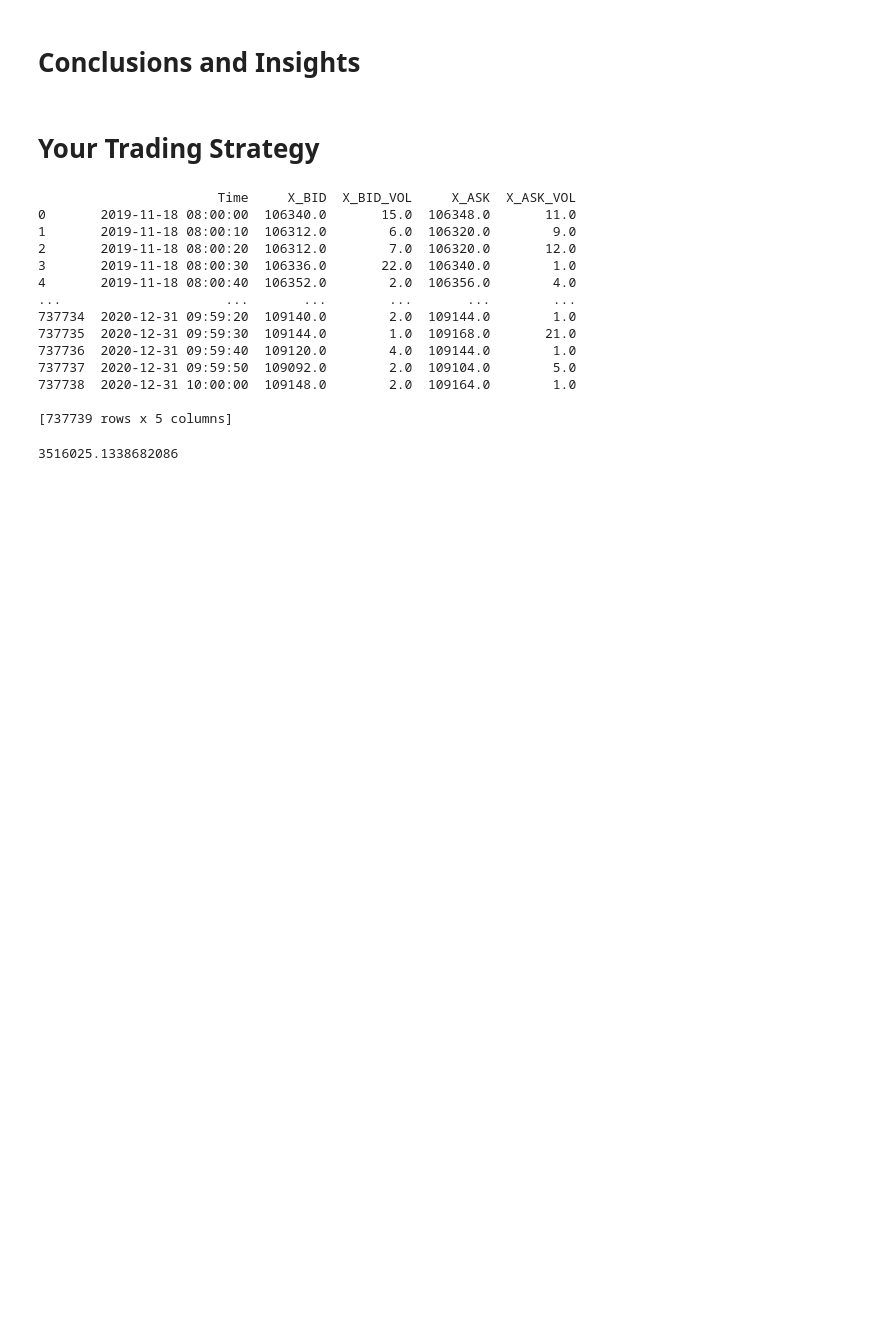
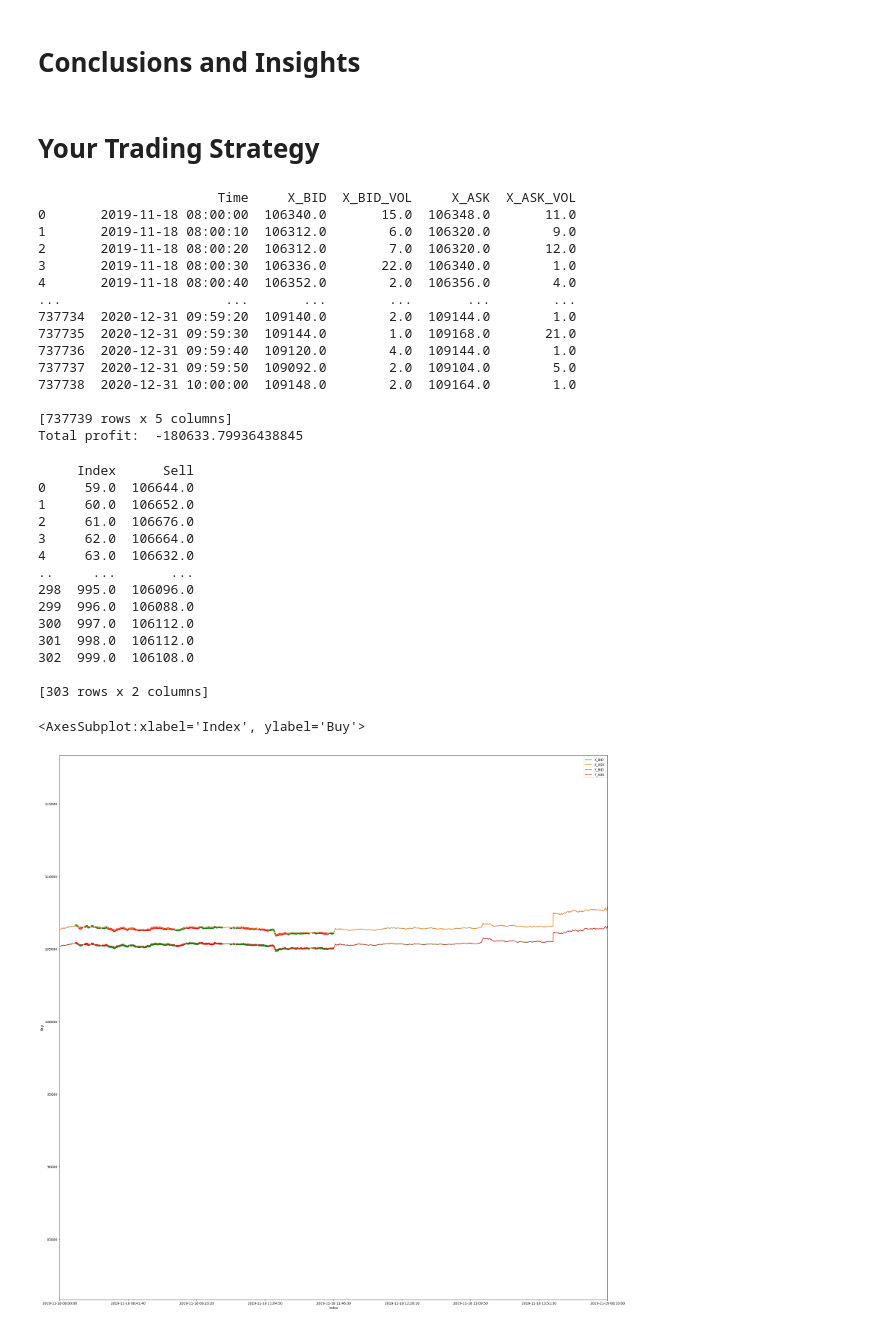
Before and after one commit to BillYJT/quantlab, a Jupyter notebook: PairsTradingProject.ipynb, the cells around one changed output. Drawn from its saved outputs; the diff is of its cells as text; code cells hidden in the pictures; blank space fills up the shorter version.

Commit message:
added buy/sell visualization

```diff
--- a/PairsTradingProject.ipynb
+++ b/PairsTradingProject.ipynb
@@ -184,32 +197,57 @@ def trade(X, Y, window1, window2):
     money = 0
     countX = 0
     countY = 0
+
+    # track buy/sell history
+    x_buy = pd.DataFrame (columns=["Index", "Buy"])
+    x_sell = pd.DataFrame (columns=["Index", "Sell"])
+    y_buy = pd.DataFrame (columns=["Index", "Buy"])
+    y_sell = pd.DataFrame (columns=["Index", "Sell"])
+
     for i in range(len(ratios)):
         # Sell short if the z-score is > 1
         if zscore[i] < -1:
             money += X["X_BID"][i] - Y["Y_ASK"][i]
             countX -= 1 #TODO: but how many unit do we sell?
             countY += ratios[i]
+
+            x_sell.loc[len(x_sell)] = [i, X["X_BID"][i]]
+            y_buy.loc[len(y_buy)] = [i, Y["Y_ASK"][i]]
+
         # Buy long if the z-score is < -1
         elif zscore[i] > 1:
             money -= X["X_ASK"][i] - Y["Y_BID"][i]
             countX += 1 #TODO: but how many unit do we buy?
             countY -= ratios[i]
+
+            x_buy.loc[len(x_buy)] = [i, X["X_ASK"][i]]
+            y_sell.loc[len(y_sell)] = [i, Y["Y_BID"][i]]
+
         # Clear positions if the z-score between -.5 and .5
         elif abs(zscore[i]) < 0.75:
             money += X["X_BID"][i] * countX + Y["Y_BID"][i] * countY
             # print(money)
+
+            if (countX != 0):
+              x_sell.loc[len(x_sell)] = [i, X["X_BID"][i]]
+            if (countY != 0):
+              y_sell.loc[len(y_sell)] = [i, Y["Y_BID"][i]]
+
             countX = 0
             countY = 0
 
 
-    return money
+    return x_buy, x_sell, y_buy, y_sell, money
 # %%
 X = df.loc[:, ["Time", "X_BID", "X_BID_VOL", "X_ASK", "X_ASK_VOL"]]
 Y = df.loc[:, ["Time", "Y_BID", "Y_BID_VOL", "Y_ASK", "Y_ASK_VOL"]]
+
+x_buy, x_sell, y_buy, y_sell, money = trade (X.head (1000), Y.head (1000), 60, 5)
+
 print (X)
+X.to_csv ("X.csv")
 
-trade (X, Y, 60, 5)
+print ("Total profit: ", money)
 # %% [output]
                        Time     X_BID  X_BID_VOL     X_ASK  X_ASK_VOL
 0       2019-11-18 08:00:00  106340.0       15.0  106348.0       11.0
@@ -225,4 +263,31 @@ trade (X, Y, 60, 5)
 737738  2020-12-31 10:00:00  109148.0        2.0  109164.0        1.0
 
 [737739 rows x 5 columns]
+Total profit:  -180633.79936438845
-3516025.1338682086
+# %%
+
+print (x_sell)
+
+ax = df.plot (x="Time", y=["X_BID", "X_ASK", "Y_BID", "Y_ASK"], figsize=(30,30), xlim=[0,2000])
+x_sell.plot.scatter (x="Index", y="Sell", color='g', linestyle='None', marker='^', ax=ax)
+y_buy.plot.scatter (x="Index", y="Buy", color='r', linestyle='None', marker='^', ax=ax)
+
+y_sell.plot.scatter (x="Index", y="Sell", color='g', linestyle='None', marker='^', ax=ax)
+x_buy.plot.scatter (x="Index", y="Buy", color='r', linestyle='None', marker='^', ax=ax)
+# %% [output]
+     Index      Sell
+0     59.0  106644.0
+1     60.0  106652.0
+2     61.0  106676.0
+3     62.0  106664.0
+4     63.0  106632.0
+..     ...       ...
+298  995.0  106096.0
+299  996.0  106088.0
+300  997.0  106112.0
+301  998.0  106112.0
+302  999.0  106108.0
+
+[303 rows x 2 columns]
+<AxesSubplot:xlabel='Index', ylabel='Buy'>
+[figure, added]
```
Also changed, not shown: parts of 2 cells of this notebook.
